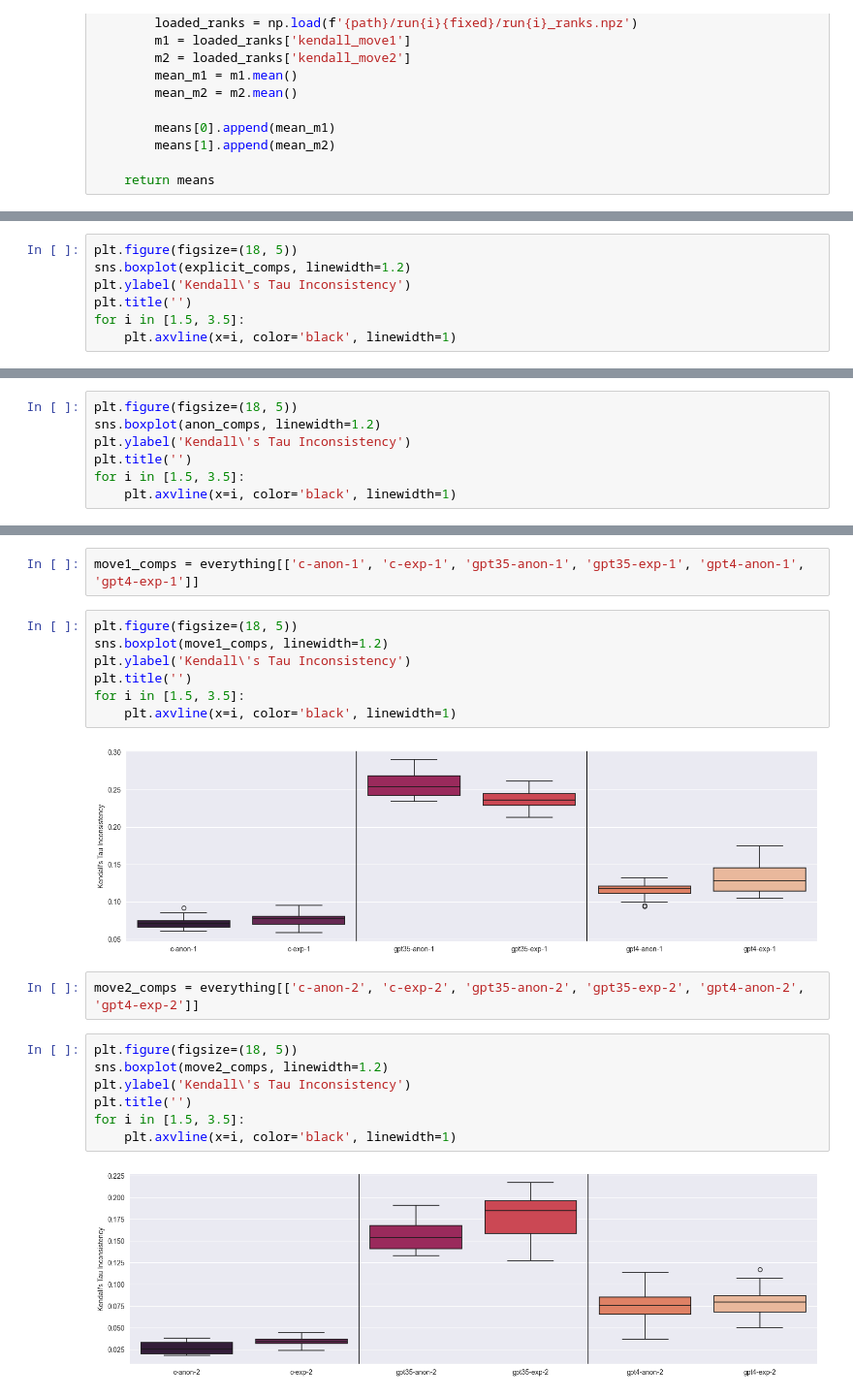
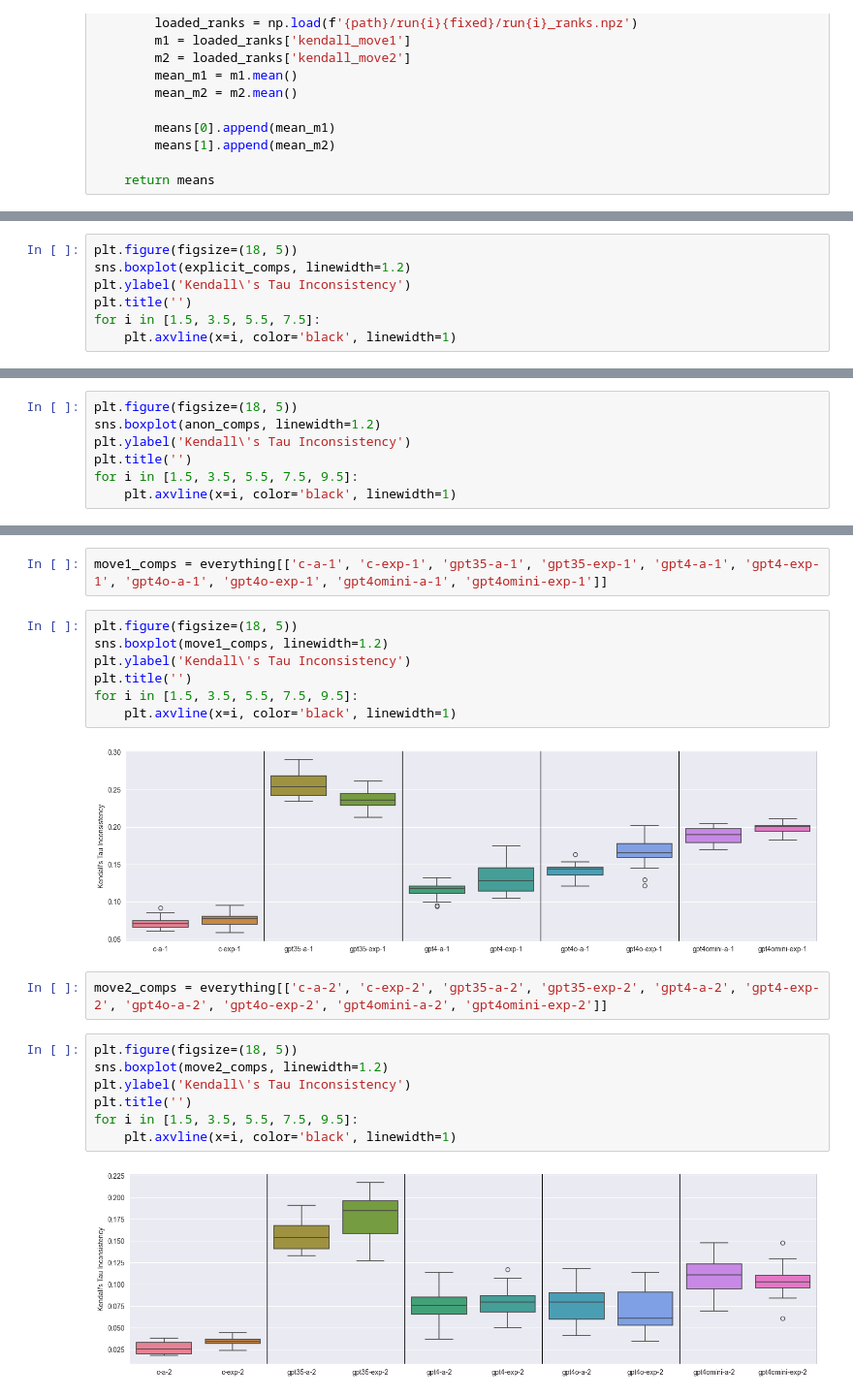
Before and after one commit to aashrivastava/LLMWargamingInconsistency, a Jupyter notebook: notebooks/EVALS.ipynb, the cells around one changed output, grey strips where cells are left out. Shown at 97% size. Cells and saved outputs as stored; diff of their text form.

```diff
--- a/notebooks/EVALS.ipynb
+++ b/notebooks/EVALS.ipynb
@@ -397,6 +615,6 @@ plt.figure(figsize=(18, 5))
 sns.boxplot(explicit_comps, linewidth=1.2)
 plt.ylabel('Kendall\'s Tau Inconsistency')
 plt.title('')
-for i in [1.5, 3.5]:
+for i in [1.5, 3.5, 5.5, 7.5]:
     plt.axvline(x=i, color='black', linewidth=1)
 # %% [output]
@@ -408,6 +626,6 @@ plt.figure(figsize=(18, 5))
 sns.boxplot(anon_comps, linewidth=1.2)
 plt.ylabel('Kendall\'s Tau Inconsistency')
 plt.title('')
-for i in [1.5, 3.5]:
+for i in [1.5, 3.5, 5.5, 7.5, 9.5]:
     plt.axvline(x=i, color='black', linewidth=1)
 # %% [output]
@@ -415,22 +633,22 @@ for i in [1.5, 3.5]:
 # %%
-move1_comps = everything[['c-anon-1', 'c-exp-1', 'gpt35-anon-1', 'gpt35-exp-1', 'gpt4-anon-1', 'gpt4-exp-1']]
+move1_comps = everything[['c-a-1', 'c-exp-1', 'gpt35-a-1', 'gpt35-exp-1', 'gpt4-a-1', 'gpt4-exp-1', 'gpt4o-a-1', 'gpt4o-exp-1', 'gpt4omini-a-1', 'gpt4omini-exp-1']]
 # %%
 plt.figure(figsize=(18, 5))
 sns.boxplot(move1_comps, linewidth=1.2)
 plt.ylabel('Kendall\'s Tau Inconsistency')
 plt.title('')
-for i in [1.5, 3.5]:
+for i in [1.5, 3.5, 5.5, 7.5, 9.5]:
     plt.axvline(x=i, color='black', linewidth=1)
 # %% [output]
-[figure, old version]
+[figure, new version]
 # %%
-move2_comps = everything[['c-anon-2', 'c-exp-2', 'gpt35-anon-2', 'gpt35-exp-2', 'gpt4-anon-2', 'gpt4-exp-2']]
+move2_comps = everything[['c-a-2', 'c-exp-2', 'gpt35-a-2', 'gpt35-exp-2', 'gpt4-a-2', 'gpt4-exp-2', 'gpt4o-a-2', 'gpt4o-exp-2', 'gpt4omini-a-2', 'gpt4omini-exp-2']]
 # %%
 plt.figure(figsize=(18, 5))
 sns.boxplot(move2_comps, linewidth=1.2)
 plt.ylabel('Kendall\'s Tau Inconsistency')
 plt.title('')
-for i in [1.5, 3.5]:
+for i in [1.5, 3.5, 5.5, 7.5, 9.5]:
     plt.axvline(x=i, color='black', linewidth=1)
 # %% [output]
-[figure, old version]
+[figure, new version]
```
Also changed, not shown: parts of 29 cells of this notebook.
